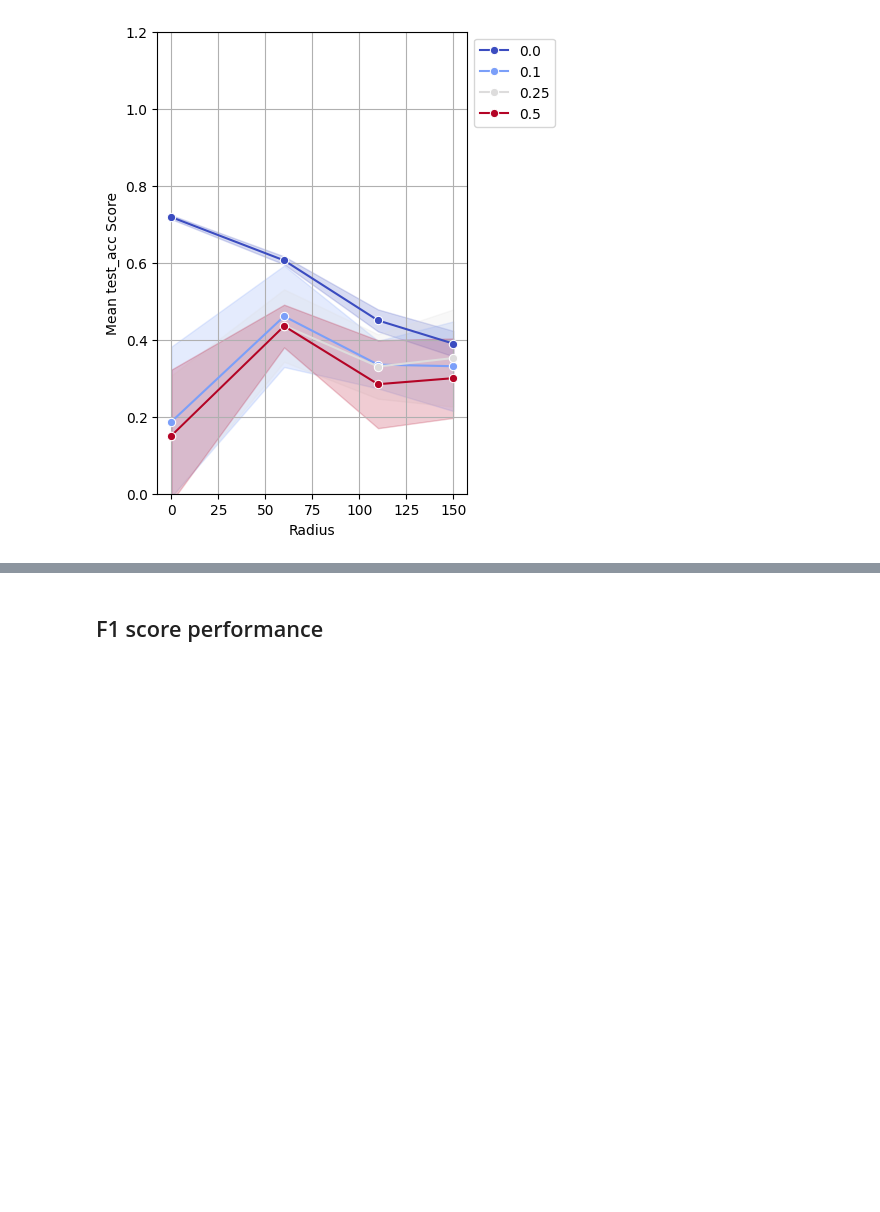
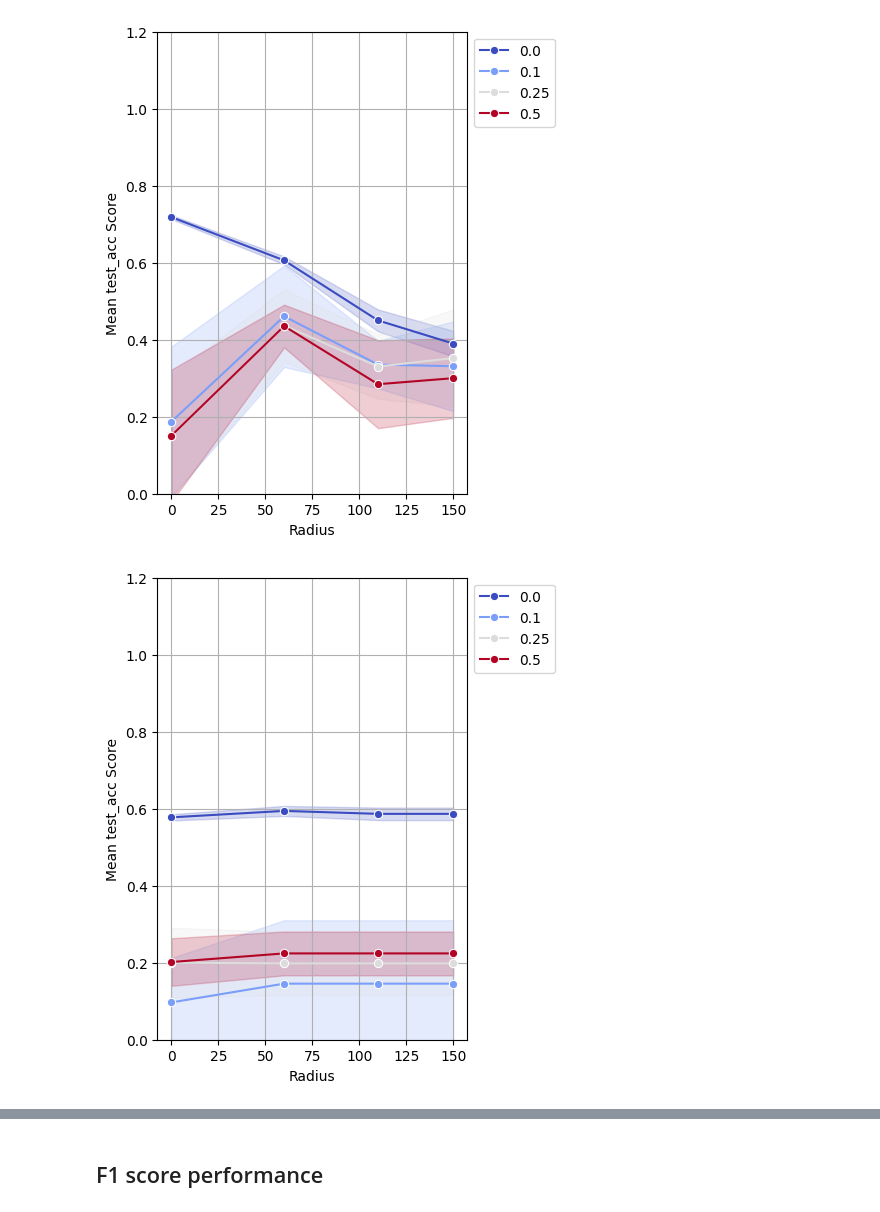
Before and after one commit to theislab/InterScale_reproducibility, a Jupyter notebook: notebooks/melton_jimenez_25/Node_class_performance.ipynb, the cells around one changed output, grey strips where cells are left out. Drawn from its saved outputs; the diff is of its cells as text; code cells hidden in the pictures; blank space fills up the shorter version.

```diff
--- a/notebooks/melton_jimenez_25/Node_class_performance.ipynb
+++ b/notebooks/melton_jimenez_25/Node_class_performance.ipynb
@@ -92,5 +110,7 @@ GNN_wandb.plot_robustness(metric="test_acc", save_path = f"{BASE_DIR_REPO}/Inter
 # %% [output]
 [figure]
 # %%
-#PCATrans_wandb.plot_robustness(metric="test_acc", save_path =  f"{BASE_DIR_REPO}/InterScale_reproducibility/figures/{DATA}/node_class")
+PCATrans_wandb.plot_robustness(metric="test_acc", save_path =  f"{BASE_DIR_REPO}/InterScale_reproducibility/figures/{DATA}/node_class")
+# %% [output]
+[figure, added]
 # %%
```
Also changed, not shown: parts of 12 cells of this notebook, 4 other files.
